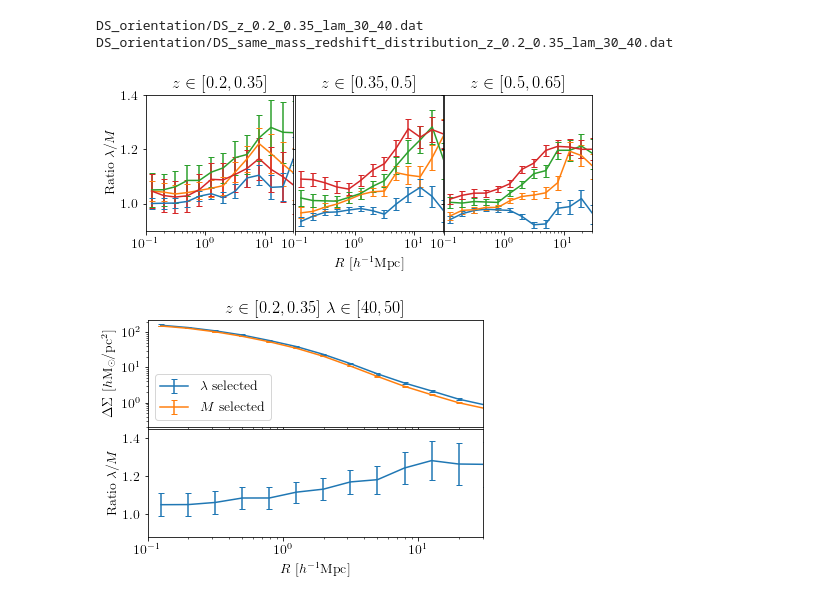
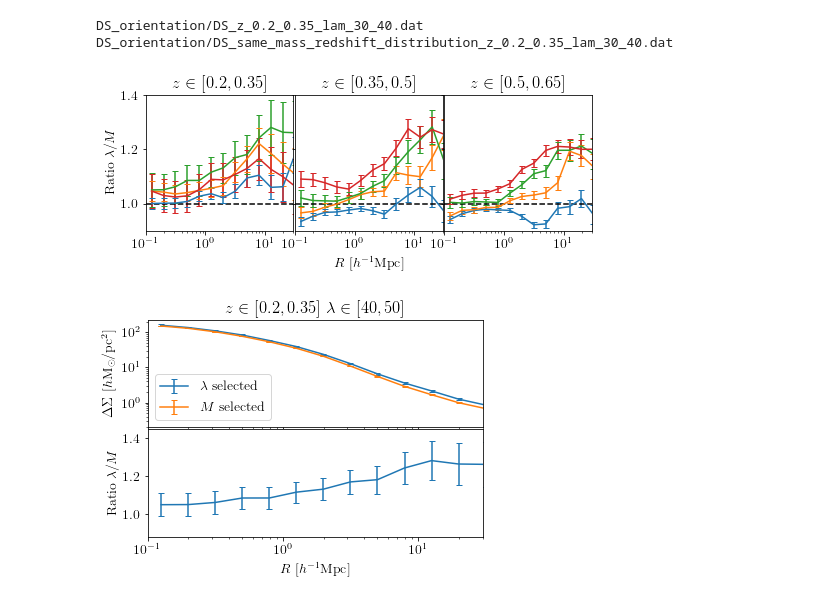
Before and after one commit to tmcclintock/redmapper_lensing_tests, a Jupyter notebook: orientation/Making_orientation_data.ipynb, the cells around one changed output. Cells and saved outputs as stored; diff of their text form; code cells hidden in the pictures.

```diff
--- a/orientation/Making_orientation_data.ipynb
+++ b/orientation/Making_orientation_data.ipynb
@@ -47,30 +47,31 @@ def get_ratio(z_low, z_high, lambda_low, lambda_high):
 # %%
 #Read in everything and visually check
 zlos = [0.2, 0.35, 0.5]
 zhis = [0.35, 0.5, 0.65]
 lamlos = [20, 30, 40, 50]
 lamhis = [30, 40, 50, 10000]
 
 fig, axes = plt.subplots(ncols = 3, nrows = 1, sharex=True, sharey=True, figsize = (8,3))
 plt.subplots_adjust(wspace = 0.01, bottom=0.25)
 for zi, zlo in enumerate(zlos):
     zhi = zhis[zi]
     zl = ("%.2f"%(zlo)).rstrip("0")
     zh = ("%.2f"%(zhi)).rstrip("0")
     axes[zi].set_title(r"$z\in[%s, %s]$"%(zl, zh))
+    axes[zi].axhline(1.0, color="k", ls="--")
 
     for lj, lamlo in enumerate(lamlos):
         lamhi = lamhis[lj]
         Rp, X, Xerr = get_ratio(zlo, zhi, lamlo, lamhi)
         axes[zi].errorbar(Rp, X, Xerr)
         axes[zi].set_xlim(0.1, 30)
         axes[zi].set_xscale('log')
         axes[zi].set_ylim(0.9, 1.4)
 axes[1].set_xlabel(r"$R\ [h^{-1}{\rm Mpc}]$")
 axes[0].set_ylabel(r"Ratio $\lambda / M$")
 fig.savefig("ratio_of_data.png", dpi=300, bbox_inche='tight')
 # %% [output]
-[figure, old version]
+[figure, new version]
 # %%
 z_low = 0.2
 z_high = 0.35
```
Also changed, not shown: parts of 1 cell of this notebook.
